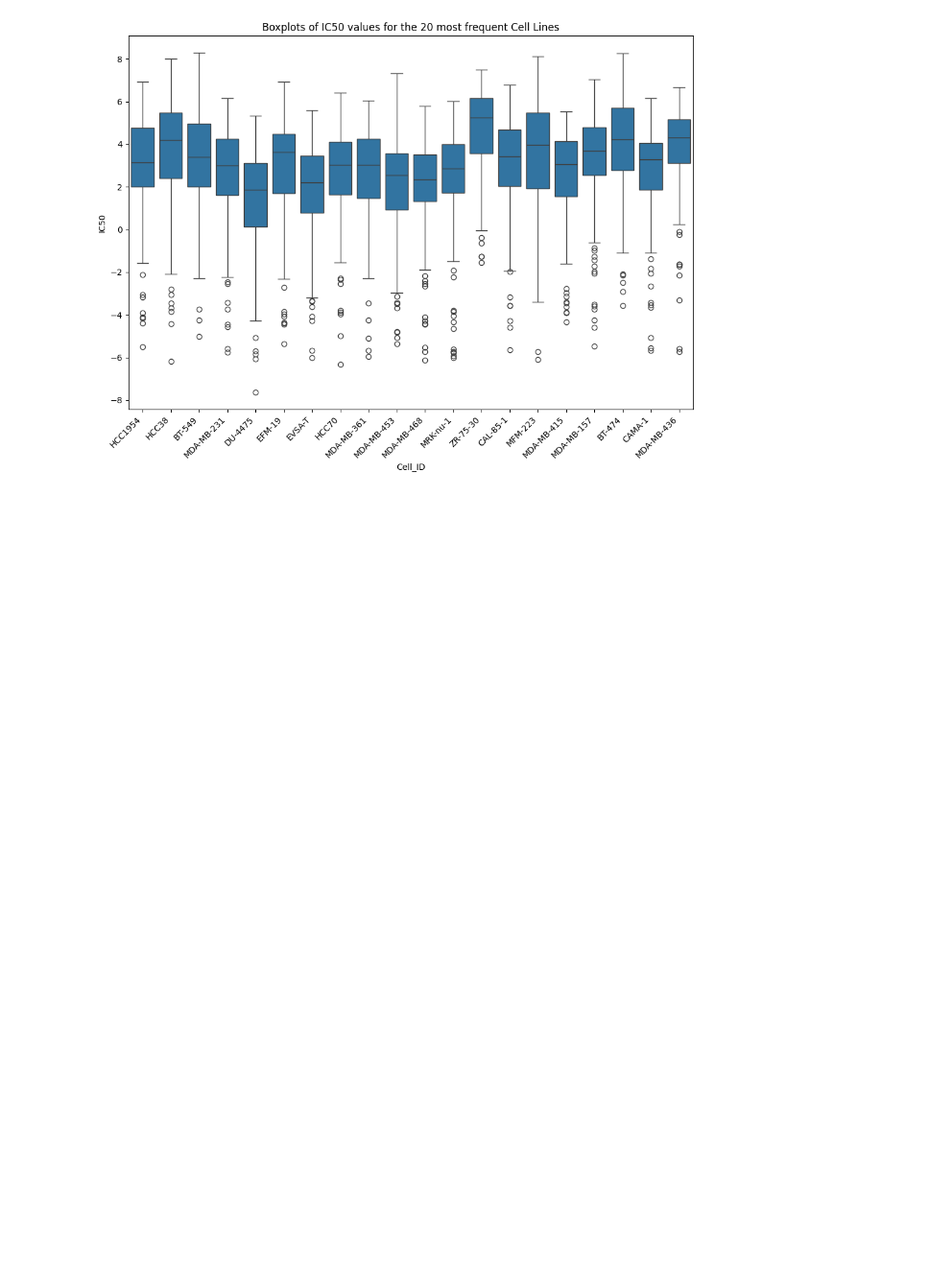
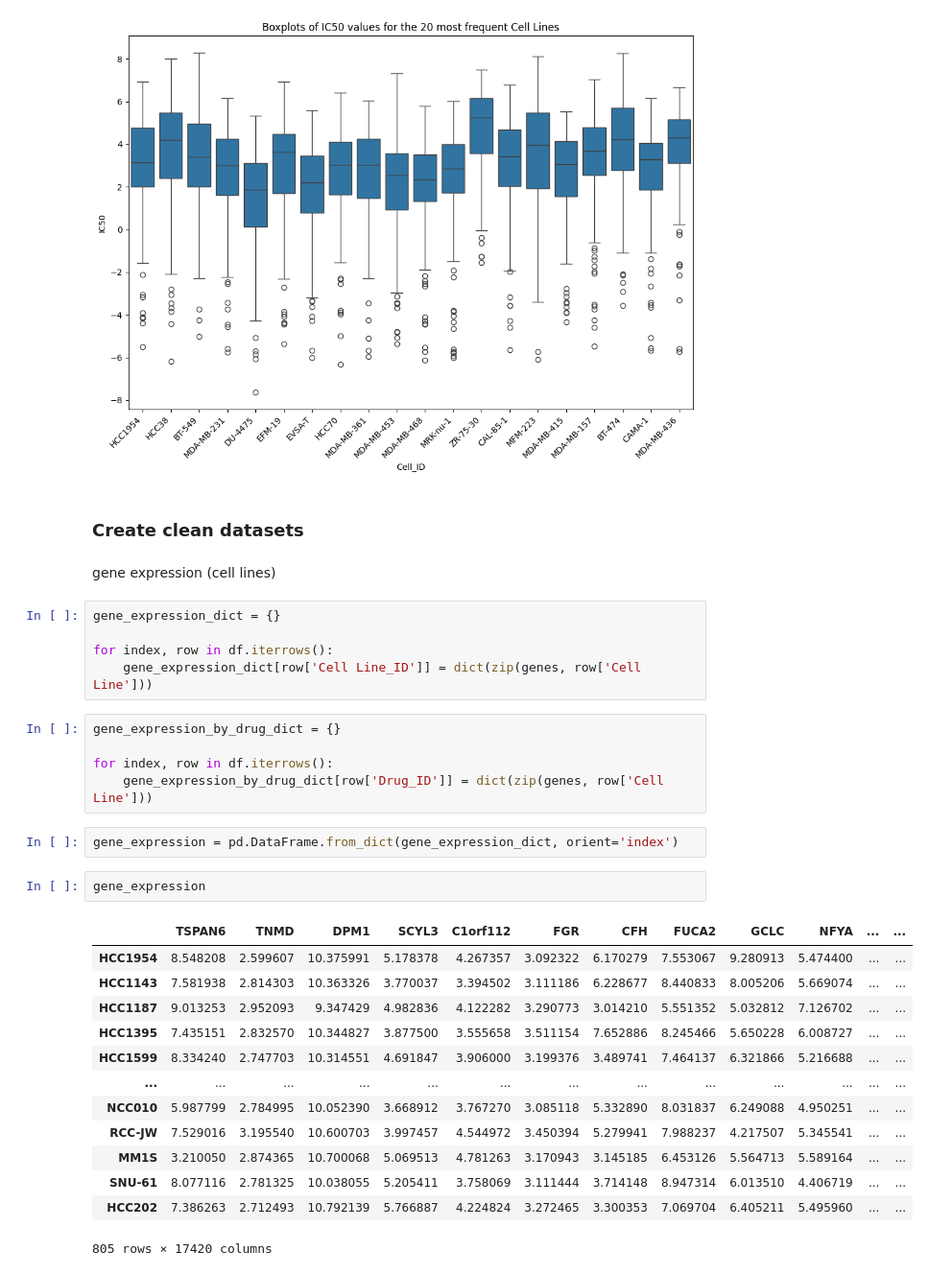
Before and after one commit to paulo-seixal/drug_sensitivity, a Jupyter notebook: exploration.ipynb, the cells around one changed output. Shown at 96% size. Saved outputs shown, nothing was run; the diff lists cells and outputs as text; blank space fills up the shorter version.

```diff
--- a/exploration.ipynb
+++ b/exploration.ipynb
@@ -272,3 +339,35 @@ plt.xticks(rotation=45, ha='right')
 plt.show()
 # %% [output]
 [figure]
+# %% [markdown]
+### Create clean datasets
+# %% [markdown]
+gene expression (cell lines)
+# %%
+gene_expression_dict = {}
+
+for index, row in df.iterrows():
+    gene_expression_dict[row['Cell Line_ID']] = dict(zip(genes, row['Cell Line']))
+# %%
+gene_expression_by_drug_dict = {}
+
+for index, row in df.iterrows():
+    gene_expression_by_drug_dict[row['Drug_ID']] = dict(zip(genes, row['Cell Line']))
+# %%
+gene_expression = pd.DataFrame.from_dict(gene_expression_dict, orient='index')
+# %%
+gene_expression
+# %% [output]
+|  | TSPAN6 | TNMD | DPM1 | SCYL3 | C1orf112 | FGR | CFH | FUCA2 | GCLC | NFYA | ... | ... |
+| HCC1954 | 8.548208 | 2.599607 | 10.375991 | 5.178378 | 4.267357 | 3.092322 | 6.170279 | 7.553067 | 9.280913 | 5.474400 | ... | ... |
+| HCC1143 | 7.581938 | 2.814303 | 10.363326 | 3.770037 | 3.394502 | 3.111186 | 6.228677 | 8.440833 | 8.005206 | 5.669074 | ... | ... |
+| HCC1187 | 9.013253 | 2.952093 | 9.347429 | 4.982836 | 4.122282 | 3.290773 | 3.014210 | 5.551352 | 5.032812 | 7.126702 | ... | ... |
+| HCC1395 | 7.435151 | 2.832570 | 10.344827 | 3.877500 | 3.555658 | 3.511154 | 7.652886 | 8.245466 | 5.650228 | 6.008727 | ... | ... |
+| HCC1599 | 8.334240 | 2.747703 | 10.314551 | 4.691847 | 3.906000 | 3.199376 | 3.489741 | 7.464137 | 6.321866 | 5.216688 | ... | ... |
+| ... | ... | ... | ... | ... | ... | ... | ... | ... | ... | ... | ... | ... |
+| NCC010 | 5.987799 | 2.784995 | 10.052390 | 3.668912 | 3.767270 | 3.085118 | 5.332890 | 8.031837 | 6.249088 | 4.950251 | ... | ... |
+| RCC-JW | 7.529016 | 3.195540 | 10.600703 | 3.997457 | 4.544972 | 3.450394 | 5.279941 | 7.988237 | 4.217507 | 5.345541 | ... | ... |
+| MM1S | 3.210050 | 2.874365 | 10.700068 | 5.069513 | 4.781263 | 3.170943 | 3.145185 | 6.453126 | 5.564713 | 5.589164 | ... | ... |
+| SNU-61 | 8.077116 | 2.781325 | 10.038055 | 5.205411 | 3.758069 | 3.111444 | 3.714148 | 8.947314 | 6.013510 | 4.406719 | ... | ... |
+| HCC202 | 7.386263 | 2.712493 | 10.792139 | 5.766887 | 4.224824 | 3.272465 | 3.300353 | 7.069704 | 6.405211 | 5.495960 | ... | ... |
+805 rows × 17420 columns
```
Also changed, not shown: parts of 16 cells of this notebook, 1 other file.
